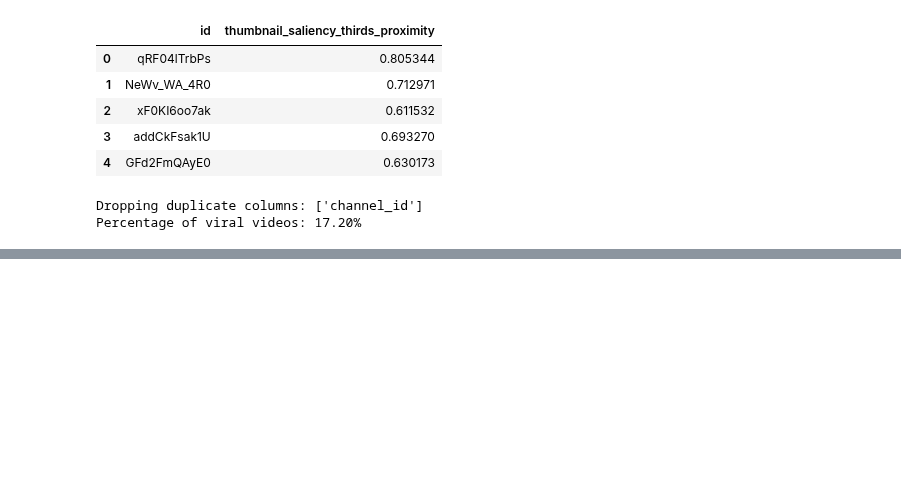
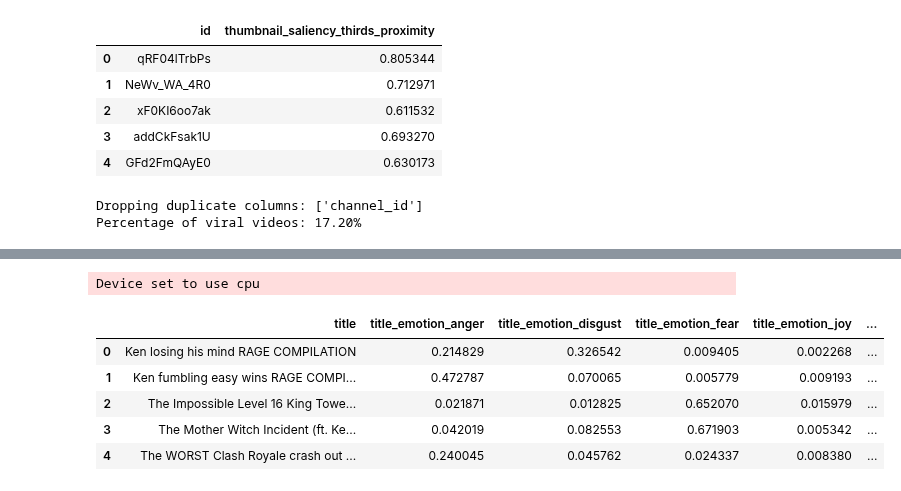
Before and after one commit to rithikkulkarni/Video-Virality, a Jupyter notebook: feature_v2.ipynb, the cells around one changed output, grey strips where cells are left out. Drawn from its saved outputs; the diff is of its cells as text; code cells hidden in the pictures; blank space fills up the shorter version.

Commit message:
Engineered Title-level Features

```diff
--- a/feature_v2.ipynb
+++ b/feature_v2.ipynb
@@ -717,0 +773,72 @@ Index(['tags', 'title', 'thumbnail_colorfulness', 'thumbnail_brightness',
+# %%
+##### Creates:
+# title_emotion_anger
+# title_emotion_disgust
+# title_emotion_fear
+# title_emotion_joy
+# title_emotion_neutral
+# title_emotion_sadness
+# title_emotion_surprise
+
+# Install transformers if missing
+try:
+    from transformers import pipeline
+except Exception:
+    !pip install -q transformers
+    from transformers import pipeline
+
+import numpy as np
+import pandas as pd
+
+# Initialize emotion pipeline
+# ['anger','disgust','fear','joy','neutral','sadness','surprise']
+emo_nlp = pipeline(
+    task="text-classification",
+    model="j-hartmann/emotion-english-distilroberta-base",
+    return_all_scores=True,           # get full distribution
+    device=-1                         # CPU
+)
+
+EMO_LABELS = ["anger","disgust","fear","joy","neutral","sadness","surprise"]
+NEW_COLS = [f"title_emotion_{e}" for e in EMO_LABELS]
+
+# Prepare inputs (keep index to map results back cleanly)
+titles = df["title"].astype(str).fillna("")
+idx = titles.index.to_list()
+
+def _chunks(seq, n):
+    for i in range(0, len(seq), n):
+        yield seq[i:i+n]
+
+# Run in batches to avoid memory spikes
+all_scores = []
+batch_size = 64
+for batch in _chunks(titles.tolist(), batch_size):
+    out = emo_nlp(batch, truncation=True)
+    # 'out' is a list (len=batch) of lists of dicts [{'label':..., 'score':...}, ...]
+    for per in out:
+        d = {item["label"].lower(): float(item["score"]) for item in per}
+        # ensure we have all 7 labels in consistent order
+        all_scores.append([d.get(k, 0.0) for k in EMO_LABELS])
+
+# Convert to DataFrame and attach to df
+scores_arr = np.array(all_scores, dtype=np.float32)
+emo_df = pd.DataFrame(scores_arr, columns=NEW_COLS, index=idx)
+
+# (Optional) ensure each row sums ~1 (numerical drift guard)
+row_sums = emo_df.sum(axis=1).replace(0, np.nan)
+emo_df = emo_df.div(row_sums, axis=0).fillna(0.0)
+
+# Merge columns into your df
+df[NEW_COLS] = emo_df[NEW_COLS]
+
+# Feature preview
+df[["title"] + NEW_COLS].head()
+# %% [output]
+Device set to use cpu
+|  | title | title_emotion_anger | title_emotion_disgust | title_emotion_fear | title_emotion_joy | ... |
+| 0 | Ken losing his mind RAGE COMPILATION | 0.214829 | 0.326542 | 0.009405 | 0.002268 | ... |
+| 1 | Ken fumbling easy wins RAGE COMPI... | 0.472787 | 0.070065 | 0.005779 | 0.009193 | ... |
+| 2 | The Impossible Level 16 King Towe... | 0.021871 | 0.012825 | 0.652070 | 0.015979 | ... |
+| 3 | The Mother Witch Incident (ft. Ke... | 0.042019 | 0.082553 | 0.671903 | 0.005342 | ... |
+| 4 | The WORST Clash Royale crash out ... | 0.240045 | 0.045762 | 0.024337 | 0.008380 | ... |
```
Also changed, not shown: parts of 13 cells of this notebook.
